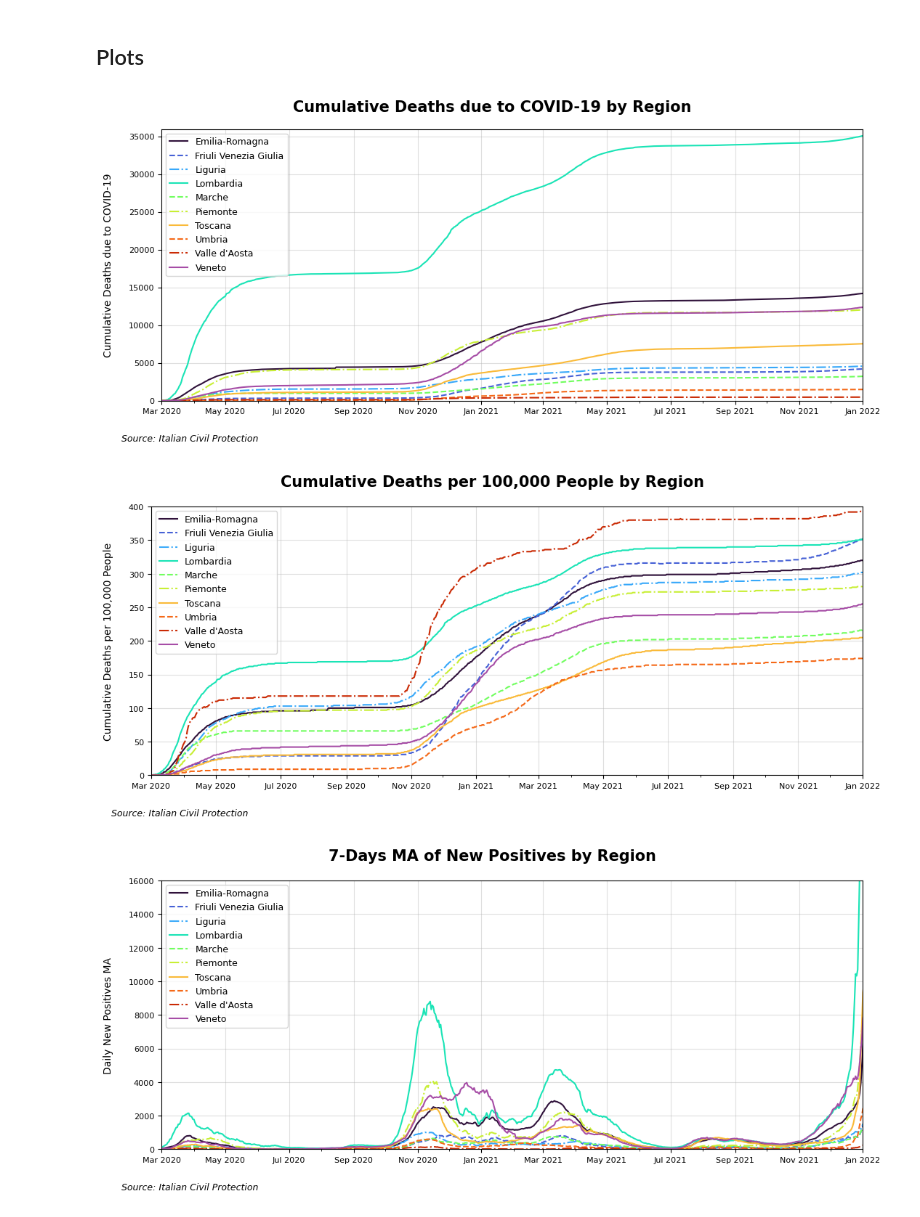
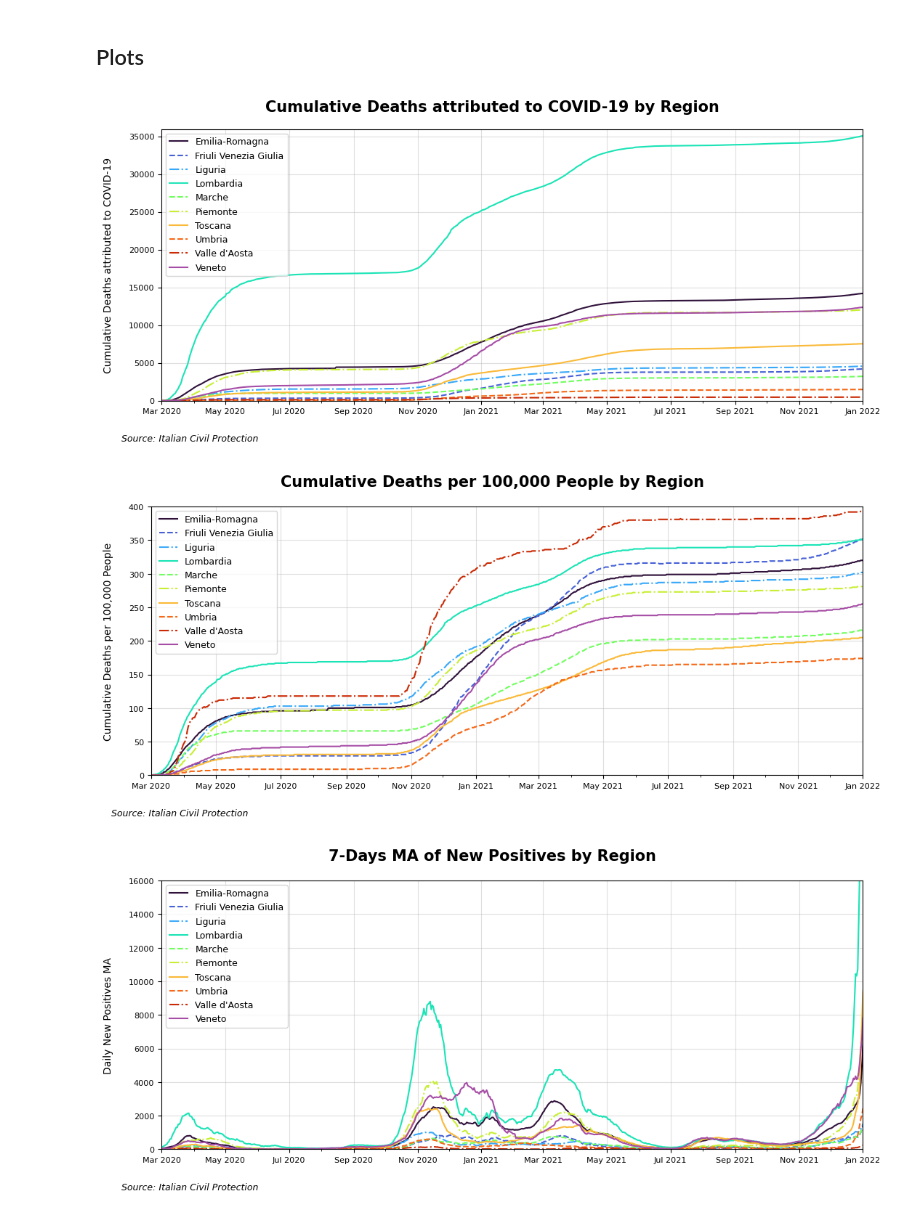
Before and after one commit to zurlog/dpc-covid19, a Jupyter notebook: scripts/dpc-covid19-regions.ipynb, the cells around one changed output. Drawn from its saved outputs; the diff is of its cells as text; code cells hidden in the pictures.

```diff
--- a/scripts/dpc-covid19-regions.ipynb
+++ b/scripts/dpc-covid19-regions.ipynb
@@ -365,8 +316,8 @@ ax.set_xlim(('Mar 2020', 'Jan 2022'))
 ax.set_ylim((0, 36000))
 
 plt.xlabel('', labelpad=15)
-plt.ylabel('Cumulative Deaths due to COVID-19', labelpad=15, fontsize=10)
-plt.suptitle('Cumulative Deaths due to COVID-19 by Region', fontsize=15, fontweight='bold')
+plt.ylabel('Cumulative Deaths attributed to COVID-19', labelpad=15, fontsize=10)
+plt.suptitle('Cumulative Deaths attributed to COVID-19 by Region', fontsize=15, fontweight='bold')
 plt.grid(alpha=0.4)
 plt.legend(markerscale=100, prop={'size': 9})
 
@@ -381,34 +332,34 @@ save_fig('deaths_reg')
 # Plot each province's data on the same plot
 fig, ax = plt.subplots(figsize=(11, 5))
 for i, (name, group) in enumerate(grouped):
     # Use a different line style for odd and even indices
     ls = ['-', '--', '-.'][i % 3]
     group.plot(x='data', y='deceduti_100k', label=name, ax=ax, color=colors[i], ls=ls)
 
 # Add plot labels and legend
 date_fmt = DateFormatter('%b %Y')
 locator = AutoDateLocator()
 locator.intervald[3] = 2  # show every 3 months
 ax.xaxis.set_major_locator(locator)
 ax.xaxis.set_major_formatter(date_fmt)
 ax.tick_params(axis='x', rotation=0, labelsize=8)
 ax.tick_params(axis='y', rotation=0, labelsize=8)
 ax.xaxis.set_tick_params(which='minor', labelsize=0)
 ax.set_xlim(('Mar 2020', 'Jan 2022'))
 ax.set_ylim((0, 400))
 
 plt.xlabel('', labelpad=15)
 plt.ylabel('Cumulative Deaths per 100,000 People', labelpad=15, fontsize=10)
 plt.suptitle('Cumulative Deaths per 100,000 People by Region', fontsize=15, fontweight='bold')
 plt.grid(alpha=0.4)
 plt.legend(markerscale=100, prop={'size': 9})
 
 # Add the data source as a footnote
 ax.text(0.04, -0.15, "Source: Italian Civil Protection", ha="center", fontsize=9, transform=ax.transAxes, fontstyle="italic")
 
 save_fig('deaths_100k_reg')
 # %% [output]
-[figure, old version]
+[figure, new version]
 [figure]
 # %%
 fig, ax = plt.subplots(figsize=(11, 5))
```
Also changed, not shown: parts of 23 cells of this notebook, 36 other files.
